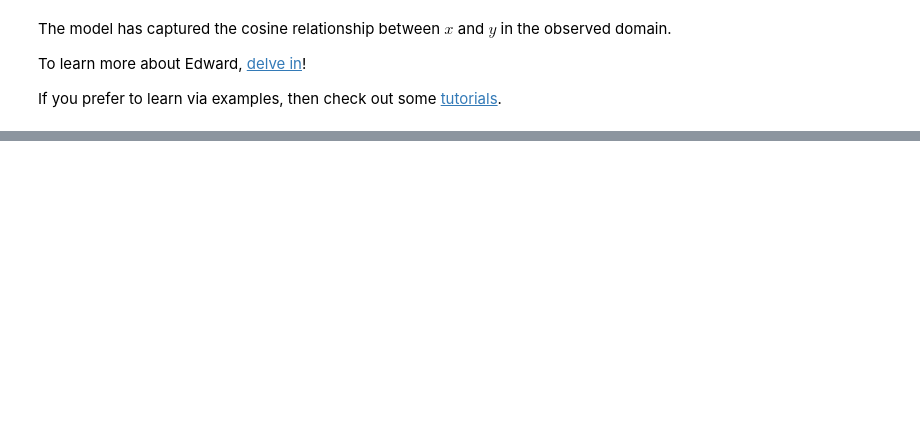
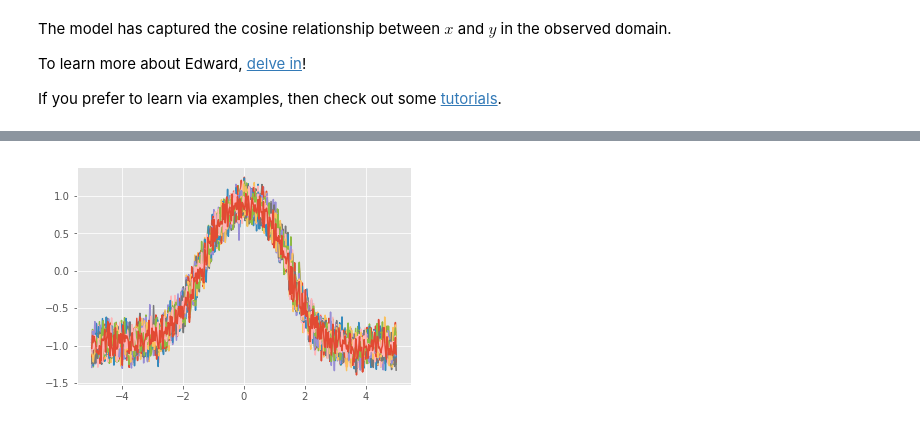
Before and after one commit to yama1968/Spikes, a Jupyter notebook: python/edward_getting_started.ipynb, the cells around one changed output, grey strips where cells are left out. Cells and saved outputs as stored; diff of their text form; code cells hidden in the pictures; blank space fills up the shorter version.

```diff
--- a/python/edward_getting_started.ipynb
+++ b/python/edward_getting_started.ipynb
@@ -130,0 +148,7 @@ If you prefer to learn via examples, then check out some
+# %%
+y_hat = np.array([y_post.eval(feed_dict={X: np.array([[inputs[i]]])})
+         for i in range(len(inputs))])
+
+_ = plt.plot(inputs, y_hat)
+# %% [output]
+[figure, added]
```
Also changed, not shown: parts of 6 cells of this notebook, 6 other files.
